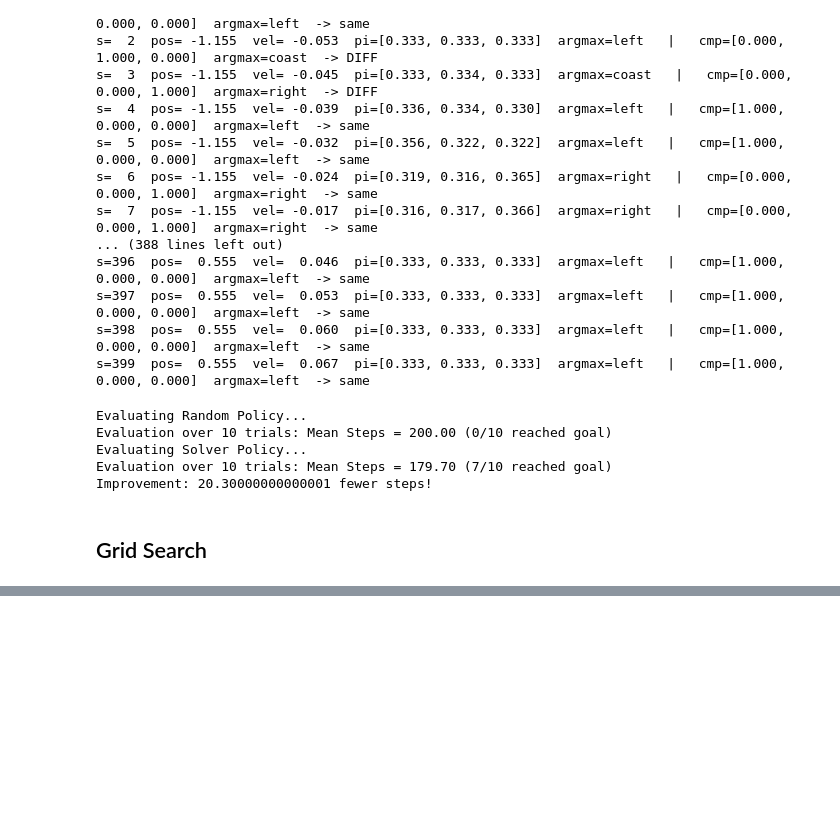
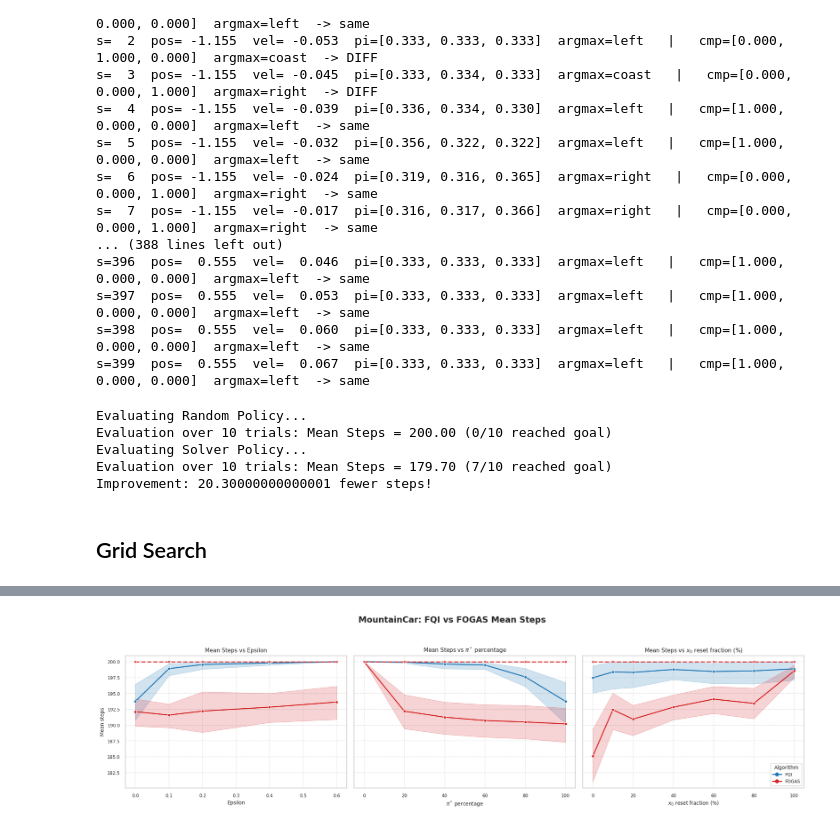
Before and after one commit to maaurod/Generalized-FOGAS, a Jupyter notebook: experiments/fogas_clean/notebooks/mountainCar.ipynb, the cells around one changed output, grey strips where cells are left out. Drawn from its saved outputs; the diff is of its cells as text; code cells hidden in the pictures; blank space fills up the shorter version.

Commit message:
grid better

```diff
--- a/experiments/fogas_clean/notebooks/mountainCar.ipynb
+++ b/experiments/fogas_clean/notebooks/mountainCar.ipynb
@@ -979,6 +979,7 @@ import numpy as np
 import pandas as pd
 import seaborn as sns
 import matplotlib.pyplot as plt
+from matplotlib.lines import Line2D
 
 csv_path = RESULTS_DIR / "grids" / "grid_mountaincar.csv"
 df = pd.read_csv(csv_path)
@@ -986,51 +987,58 @@ df = pd.read_csv(csv_path)
 print(f"Loaded {len(df)} rows from: {csv_path}")
 display(df.head())
 
-# Keep rows where at least one algorithm succeeded
 if "status" in df.columns:
     df = df[df["status"].isin(["ok", "partial_error"])].copy()
 
-# ── Parse reset_name: x0_40_custom_60 -> x0_fraction = 0.4 ───────────────────
 def parse_x0_fraction(name):
     m = re.match(r"x0_(\d+)_custom_(\d+)", str(name))
     return int(m.group(1)) / 100 if m else np.nan
+
+def ok_mask(frame, status_col):
+    if status_col in frame.columns:
+        return frame[status_col].eq("ok")
+    return pd.Series(True, index=frame.index)
 
 df["x0_fraction"] = df["reset_name"].map(parse_x0_fraction)
 df["pi_star_percentage"] = df["policy_fraction"] * 100
 df["x0_percentage"] = df["x0_fraction"] * 100
 
-# ── Build long-form plot dataframe ────────────────────────────────────────────
 plot_parts = []
 
-# Current grid saves this; evaluated greedily via argmax(solver.pi[state]).
-if "fogas_mean_steps" in df.columns:
-    fogas = df[df.get("fogas_status", "ok").eq("ok")].copy()
-    fogas["algorithm"] = "FOGAS"
-    fogas["policy_eval"] = "greedy from solver.pi"
-    fogas["mean_steps"] = fogas["fogas_mean_steps"]
-    plot_parts.append(fogas)
+if "fogas_greedy_mean_steps" in df.columns:
+    fogas_greedy = df[ok_mask(df, "fogas_status")].copy()
+    fogas_greedy["algorithm"] = "FOGAS"
+    fogas_greedy["curve"] = "FOGAS greedy"
+    fogas_greedy["mean_steps"] = fogas_greedy["fogas_greedy_mean_steps"]
+    plot_parts.append(fogas_greedy)
 
-# FQI policy is greedy.
+if "fogas_solver_mean_steps" in df.columns:
+    fogas_sampled = df[ok_mask(df, "fogas_status")].copy()
+    fogas_sampled["algorithm"] = "FOGAS"
+    fogas_sampled["curve"] = "FOGAS sampled"
+    fogas_sampled["mean_steps"] = fogas_sampled["fogas_solver_mean_steps"]
+    plot_parts.append(fogas_sampled)
+
 if "fqi_mean_steps" in df.columns:
-    fqi = df[df.get("fqi_status", "ok").eq("ok")].copy()
+    fqi = df[ok_mask(df, "fqi_status")].copy()
     fqi["algorithm"] = "FQI"
-    fqi["policy_eval"] = "greedy"
+    fqi["curve"] = "FQI greedy"
     fqi["mean_steps"] = fqi["fqi_mean_steps"]
     plot_parts.append(fqi)
 
 df_plot = pd.concat(plot_parts, ignore_index=True)
 
-print("Available plotted rows:")
+print("Plotted rows per curve:")
+display(df_plot["curve"].value_counts())
+
 display(df_plot[[
-    "algorithm",
-    "policy_eval",
+    "curve",
     "epsilon",
     "pi_star_percentage",
     "x0_percentage",
     "mean_steps",
 ]].head())
 
-# ── Plot Settings ─────────────────────────────────────────────────────────────
 sns.set_theme(style="whitegrid")
 plt.rcParams["figure.dpi"] = 110
 
@@ -1041,9 +1049,12 @@ x_specs = [
 ]
 
 palette = {
-    "FQI": "#1f77b4",
-    "FOGAS": "#d62728",
+    "FQI greedy": "#1f77b4",
+    "FOGAS greedy": "#d62728",
+    "FOGAS sampled": "#d62728",
 }
+
+curve_order = ["FQI greedy", "FOGAS greedy", "FOGAS sampled"]
 
 fig, axes = plt.subplots(1, len(x_specs), figsize=(18, 4.8), sharey=True)
 
@@ -1059,13 +1070,25 @@ for ax, (x_var, x_label) in zip(axes, x_specs):
         data=df_plot,
         x=x_var,
         y="mean_steps",
-        hue="algorithm",
-        style="policy_eval",
+        hue="curve",
+        hue_order=curve_order,
+        style="curve",
+        style_order=curve_order,
         palette=palette,
-        marker="o",
+        markers={
+            "FQI greedy": "o",
+            "FOGAS greedy": "o",
+            "FOGAS sampled": "X",
+        },
+        dashes={
+            "FQI greedy": "",
+            "FOGAS greedy": "",
+            "FOGAS sampled": (4, 2),
+        },
         markersize=5,
         linewidth=1.8,
         errorbar=("ci", 95),
+        legend=False,
         ax=ax,
     )
 
@@ -1074,7 +1097,19 @@ for ax, (x_var, x_label) in zip(axes, x_specs):
     ax.set_ylabel("Mean steps" if ax is axes[0] else "", fontsize=9)
     ax.tick_params(axis="both", labelsize=8)
     ax.grid(True, linestyle="--", alpha=0.5)
-    ax.legend(title="Policy", fontsize=8, title_fontsize=9)
+
+legend_handles = [
+    Line2D([0], [0], color="#1f77b4", lw=2, marker="o", label="FQI"),
+    Line2D([0], [0], color="#d62728", lw=2, marker="o", label="FOGAS"),
+]
+
+axes[-1].legend(
+    handles=legend_handles,
+    title="Algorithm",
+    fontsize=8,
+    title_fontsize=9,
+)
 
 plt.tight_layout()
 plt.show()
+# %% [output]
@@ -1080,0 +1136 @@ plt.show()
+[figure, added]
```
Also changed, not shown: parts of 3 cells of this notebook, 1 other file.
